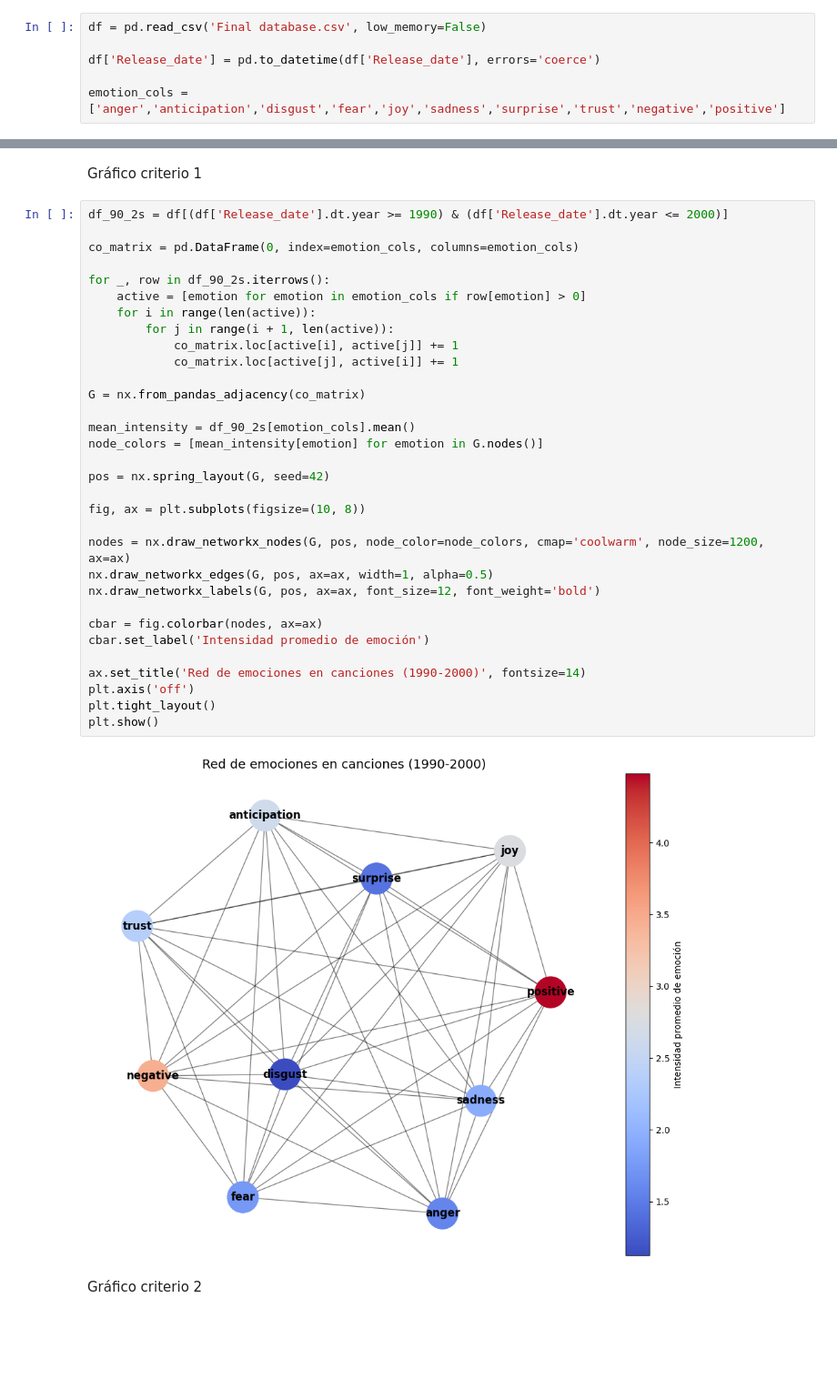
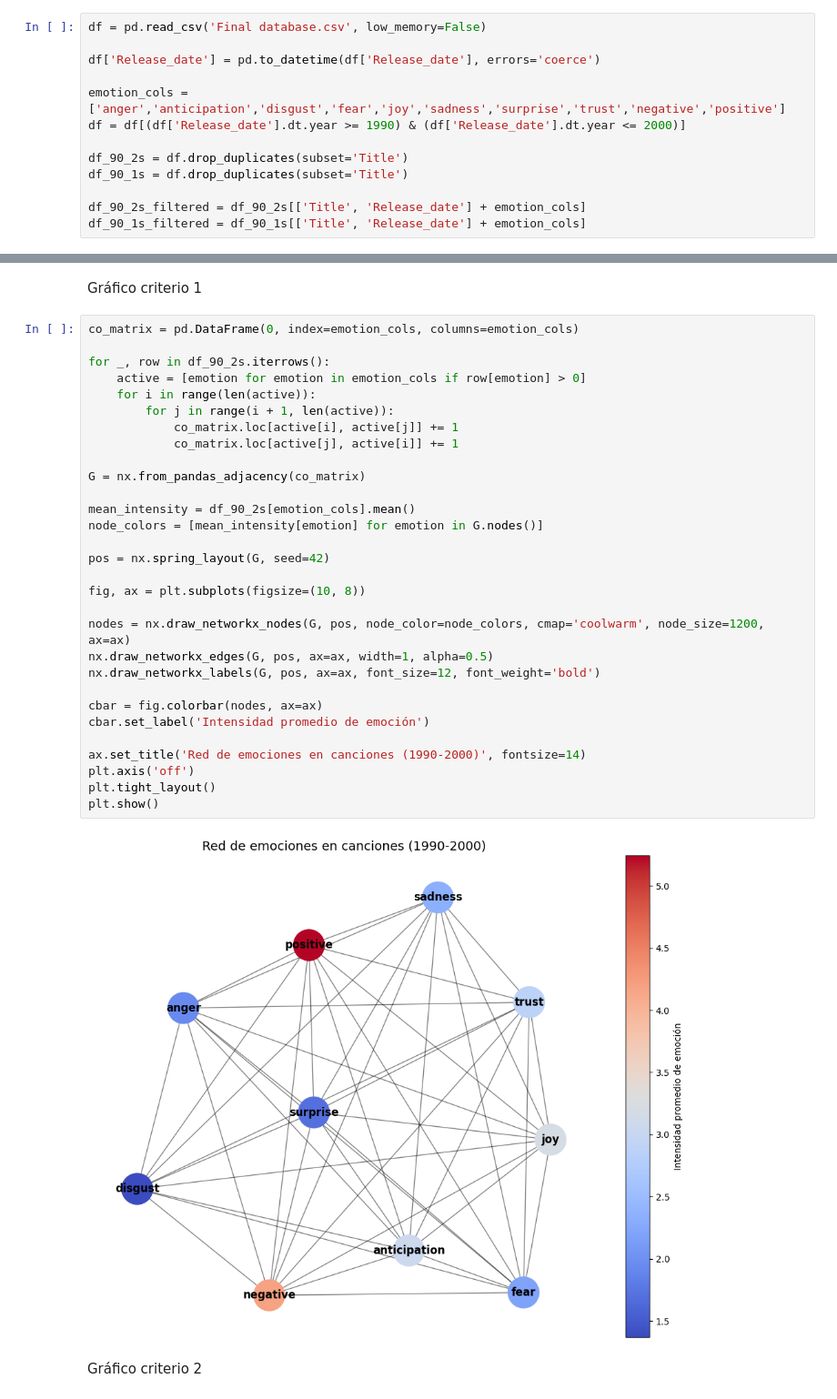
Before and after one commit to DiegoCisternas/VD_Grupo24, a Jupyter notebook: Tarea1/Diego_Cisternas.ipynb, the cells around one changed output, grey strips where cells are left out. Shown at 91% size. Saved outputs shown, nothing was run; the diff lists cells and outputs as text; blank space fills up the shorter version.

```diff
--- a/Tarea1/Diego_Cisternas.ipynb
+++ b/Tarea1/Diego_Cisternas.ipynb
@@ -13,3 +13,10 @@ df = pd.read_csv('Final database.csv', low_memory=False)
 df['Release_date'] = pd.to_datetime(df['Release_date'], errors='coerce')
 
 emotion_cols = ['anger','anticipation','disgust','fear','joy','sadness','surprise','trust','negative','positive']
+df = df[(df['Release_date'].dt.year >= 1990) & (df['Release_date'].dt.year <= 2000)]
+
+df_90_2s = df.drop_duplicates(subset='Title')
+df_90_1s = df.drop_duplicates(subset='Title')
+
+df_90_2s_filtered = df_90_2s[['Title', 'Release_date'] + emotion_cols]
+df_90_1s_filtered = df_90_1s[['Title', 'Release_date'] + emotion_cols]
@@ -16,39 +37,37 @@ emotion_cols = ['anger','anticipation','disgust','fear','joy','sadness','surpris
 # %% [markdown]
 Gráfico criterio 1
 # %%
-df_90_2s = df[(df['Release_date'].dt.year >= 1990) & (df['Release_date'].dt.year <= 2000)]
-
 co_matrix = pd.DataFrame(0, index=emotion_cols, columns=emotion_cols)
 
 for _, row in df_90_2s.iterrows():
     active = [emotion for emotion in emotion_cols if row[emotion] > 0]
     for i in range(len(active)):
         for j in range(i + 1, len(active)):
             co_matrix.loc[active[i], active[j]] += 1
             co_matrix.loc[active[j], active[i]] += 1
 
 G = nx.from_pandas_adjacency(co_matrix)
 
 mean_intensity = df_90_2s[emotion_cols].mean()
 node_colors = [mean_intensity[emotion] for emotion in G.nodes()]
 
 pos = nx.spring_layout(G, seed=42)
 
 fig, ax = plt.subplots(figsize=(10, 8))
 
 nodes = nx.draw_networkx_nodes(G, pos, node_color=node_colors, cmap='coolwarm', node_size=1200, ax=ax)
 nx.draw_networkx_edges(G, pos, ax=ax, width=1, alpha=0.5)
 nx.draw_networkx_labels(G, pos, ax=ax, font_size=12, font_weight='bold')
 
 cbar = fig.colorbar(nodes, ax=ax)
 cbar.set_label('Intensidad promedio de emoción')
 
 ax.set_title('Red de emociones en canciones (1990-2000)', fontsize=14)
 plt.axis('off')
 plt.tight_layout()
 plt.show()
 # %% [output]
-[figure, old version]
+[figure, new version]
 # %% [markdown]
 Gráfico criterio 2
 # %%
```
Also changed, not shown: parts of 1 cell of this notebook.
